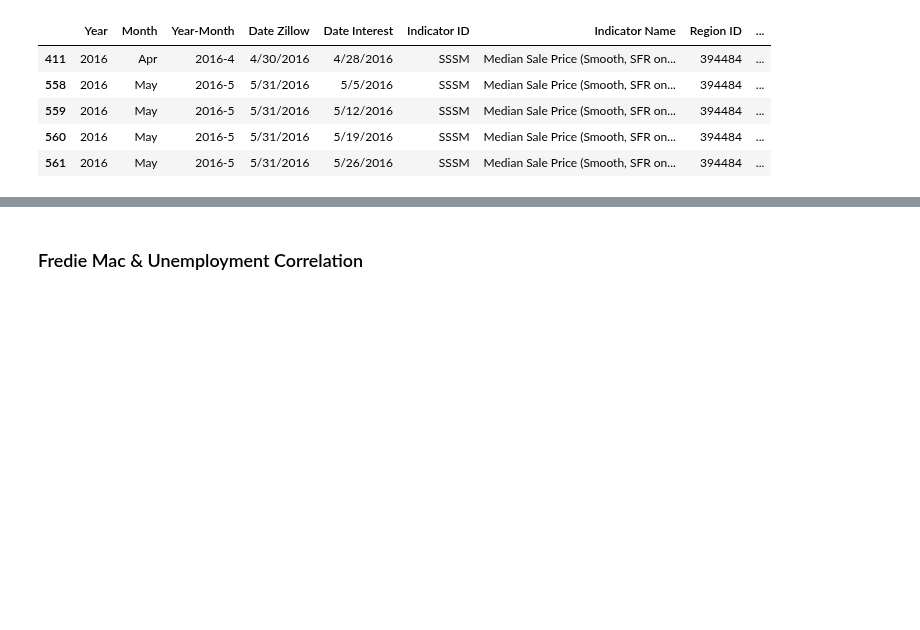
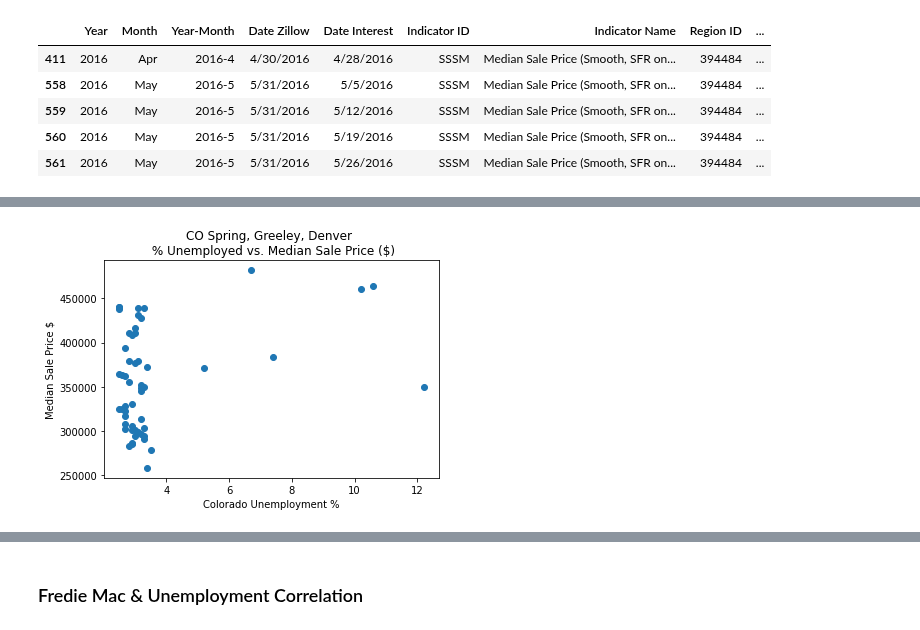
Before and after one commit to binetala/The_Very_Best_Team, a Jupyter notebook: Cole/median_sale_price_analyses.ipynb, the cells around one changed output, grey strips where cells are left out. Drawn from its saved outputs; the diff is of its cells as text; code cells hidden in the pictures; blank space fills up the shorter version.

Commit message:
Working on SSAM, boxplot and scatter, correlation

```diff
--- a/Cole/median_sale_price_analyses.ipynb
+++ b/Cole/median_sale_price_analyses.ipynb
@@ -77,0 +72,8 @@ print(f"P-Value is: {correlation[1]}.")
+# %%
+plt.scatter(all_sssm_unemp_x, all_sssm_value_y)
+plt.title("CO Spring, Greeley, Denver \n % Unemployed vs. Median Sale Price ($)")
+plt.xlabel("Colorado Unemployment %")
+plt.ylabel("Median Sale Price $")
+plt.show()
+# %% [output]
+[figure, added]
```
Also changed, not shown: parts of 4 cells of this notebook, 1 other file.
